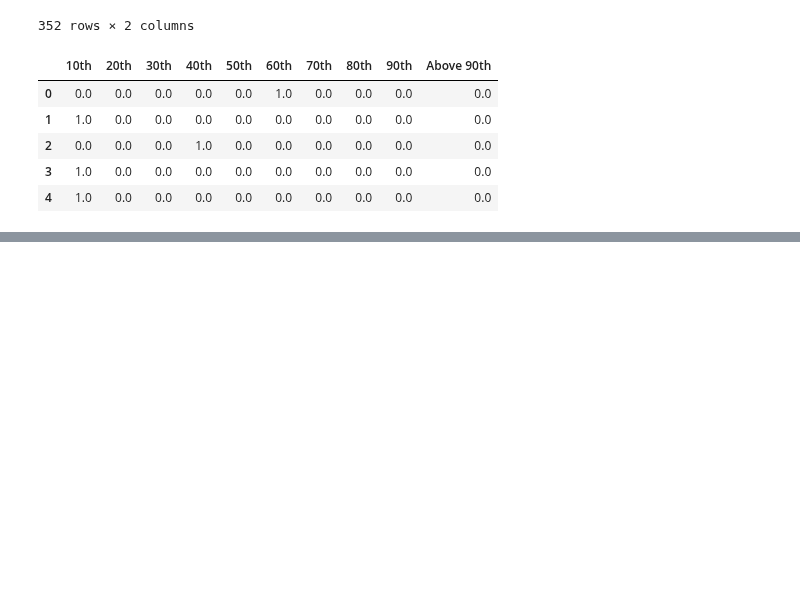
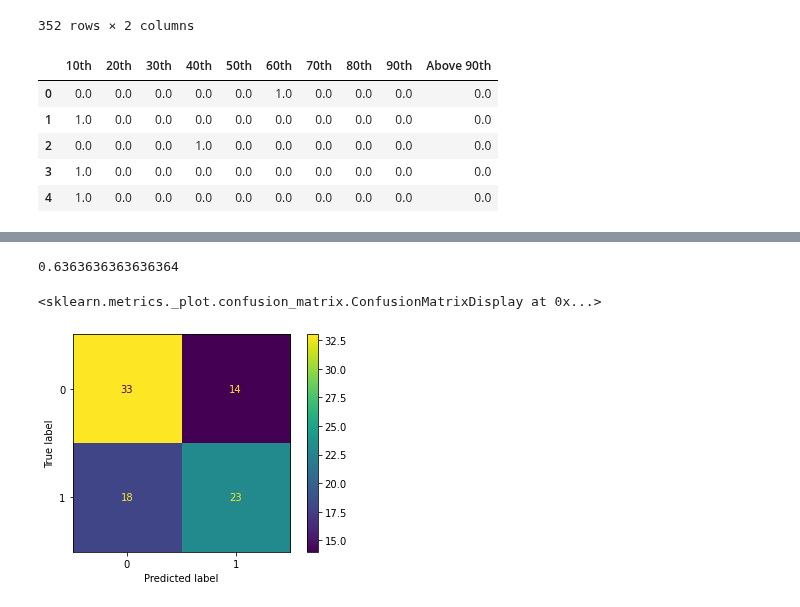
Before and after one commit to VitorFRodrigues/Data-Science-Bootcamp, a Jupyter notebook: Modulo05/Bootcamp_Datascience.ipynb, the cells around one changed output, grey strips where cells are left out. Saved outputs shown, nothing was run; the diff lists cells and outputs as text; code cells hidden in the pictures; blank space fills up the shorter version.

```diff
--- a/Modulo05/Bootcamp_Datascience.ipynb
+++ b/Modulo05/Bootcamp_Datascience.ipynb
@@ -236,0 +255,18 @@ pd.DataFrame(oe_results.toarray(), columns=oe_style.categories_).head()
+# %%
+from sklearn.tree import DecisionTreeClassifier
+
+modelo_arvore = DecisionTreeClassifier()
+modelo_arvore.fit(x_train, y_train)
+predicao_arvore = modelo_arvore.predict(x_test)
+
+accuracy_score(y_test, predicao_arvore)
+# %% [output]
+0.6363636363636364
+# %%
+from sklearn.metrics import plot_confusion_matrix
+import matplotlib.pyplot as plt
+
+plot_confusion_matrix(modelo_arvore, x_test, y_test)
+# %% [output]
+<sklearn.metrics._plot.confusion_matrix.ConfusionMatrixDisplay at 0x...>
+[figure, added]
```
Also changed, not shown: parts of 8 cells of this notebook.
